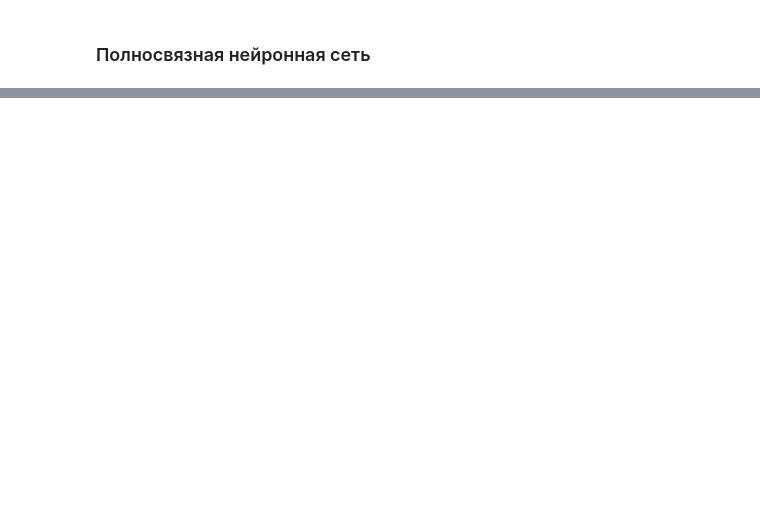
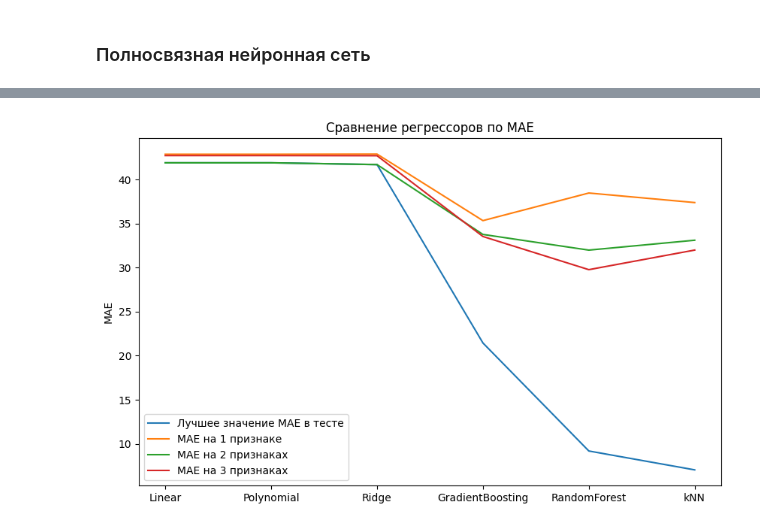
Before and after one commit to petr-larin/BMSTU-Graduate-Qualifying-Project, a Jupyter notebook: model-jupyter/Battery_RUL.ipynb, the cells around one changed output, grey strips where cells are left out. Drawn from its saved outputs; the diff is of its cells as text; code cells hidden in the pictures; blank space fills up the shorter version.

```diff
--- a/model-jupyter/Battery_RUL.ipynb
+++ b/model-jupyter/Battery_RUL.ipynb
@@ -605,0 +710,16 @@ def plot_loss(history):
+# %%
+# MAE
+
+metrics_sorted = metrics.sort_values('MAE_best', ascending=False)
+
+plt.figure(figsize=(10,6))
+plt.plot(metrics_sorted.index, metrics_sorted.MAE_best, label='Лучшее значение MAE в тесте')
+plt.plot(metrics_sorted.index, metrics_sorted.MAE_1_feature, label='MAE на 1 признаке')
+plt.plot(metrics_sorted.index, metrics_sorted.MAE_2_features, label='MAE на 2 признаках')
+plt.plot(metrics_sorted.index, metrics_sorted.MAE_3_features, label='MAE на 3 признаках')
+plt.ylabel('MAE')
+plt.title('Сравнение регрессоров по MAE')
+plt.legend()
+plt.show()
+# %% [output]
+[figure, added]
```
Also changed, not shown: parts of 28 cells of this notebook, 1 other file.
